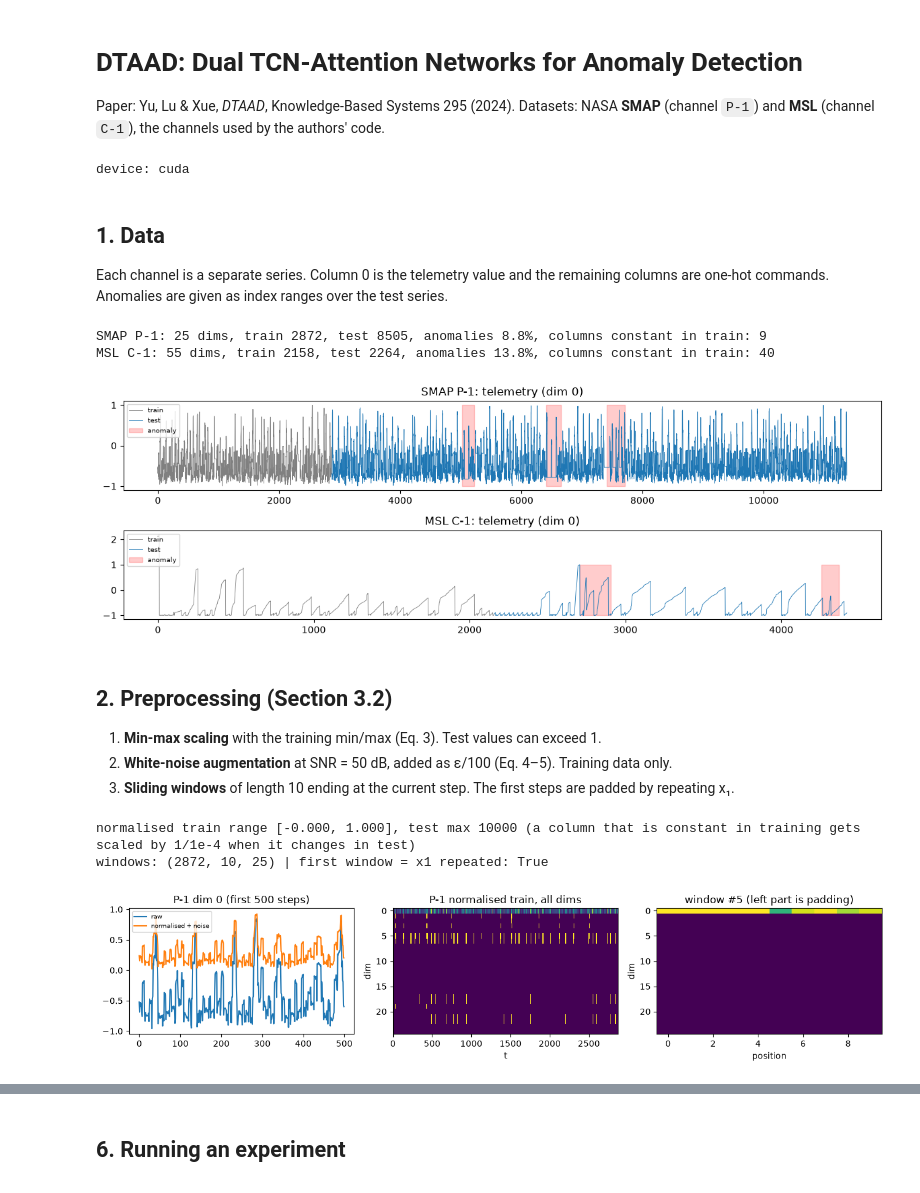
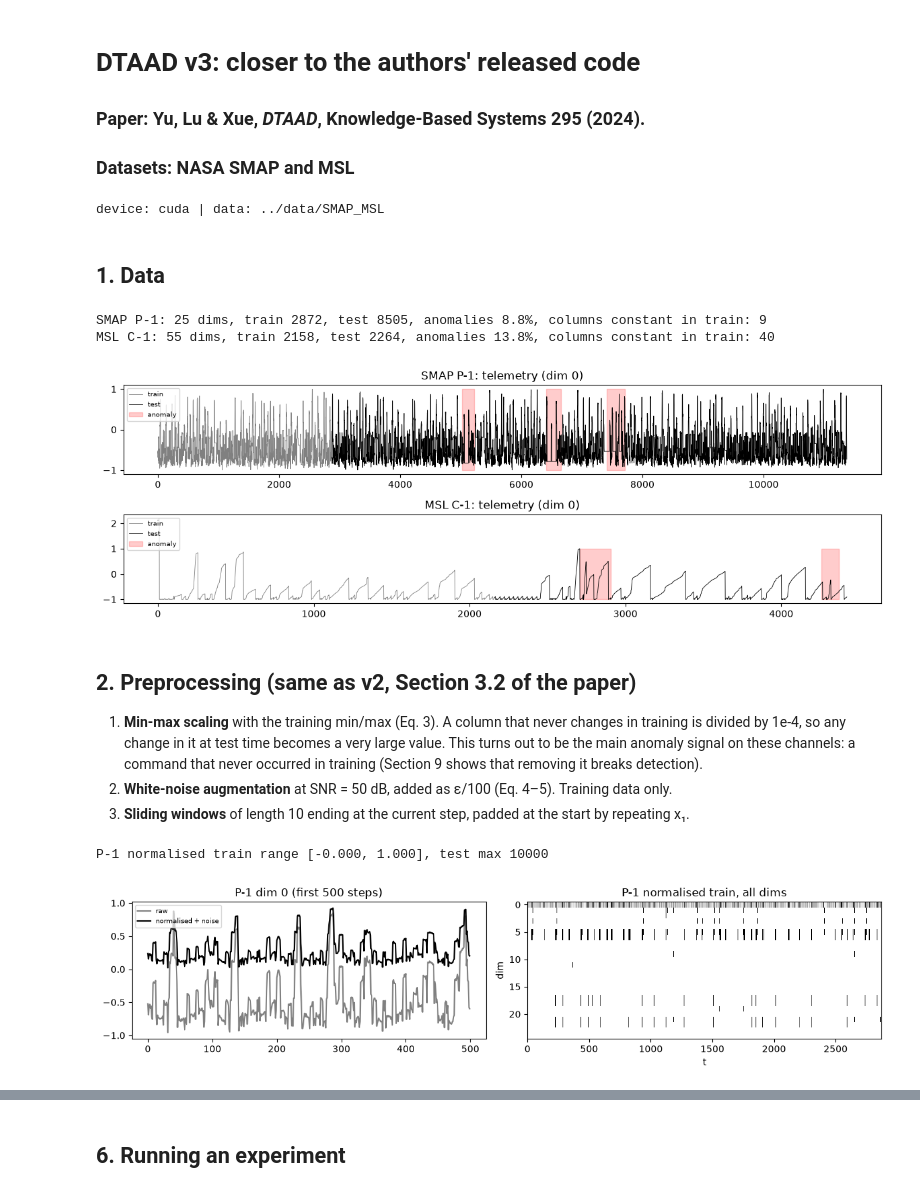
Before and after one commit to Vivek-k7/DTAAD-Anomaly-Detection, a Jupyter notebook: DTAAD.ipynb, the cells around one changed output, grey strips where cells are left out. Saved outputs shown, nothing was run; the diff lists cells and outputs as text; code cells hidden in the pictures.

```diff
--- a/DTAAD.ipynb
+++ b/DTAAD.ipynb
@@ -1,9 +1,8 @@
 # %% [markdown]
-# DTAAD: Dual TCN-Attention Networks for Anomaly Detection
+# DTAAD v3: closer to the authors' released code
 
-Paper: Yu, Lu & Xue, *DTAAD*, Knowledge-Based Systems 295 (2024).
-Datasets: NASA **SMAP** (channel `P-1`) and
-**MSL** (channel `C-1`), the channels used by the authors' code.
+### Paper: Yu, Lu & Xue, *DTAAD*, Knowledge-Based Systems 295 (2024).
+### Datasets: NASA **SMAP** and **MSL**
 # %%
 import os, ast, math, time, copy
 os.environ['TMP'] = os.environ['TEMP'] = r'D:\Personal\5th sem\ml_course\tmp_dtaad'   # temp files on D:
@@ -18,30 +17,29 @@ from scipy.stats import genpareto
 from sklearn.metrics import roc_auc_score
 import matplotlib.pyplot as plt
 
-DATA = 'data/SMAP_MSL'
+DATA = 'data/SMAP_MSL' if os.path.isdir('data/SMAP_MSL') else '../data/SMAP_MSL'
 os.makedirs('results', exist_ok=True)
 device = 'cuda' if torch.cuda.is_available() else 'cpu'
-torch.manual_seed(0); np.random.seed(0)
 
-# Hyper-parameters from the paper (Appendix A)
+# Hyper-parameters (paper, Appendix A) and the authors' threshold settings (src/constants.py, src/pot.py)
 WINDOW = 10            # sliding window length
 LAMBDA = 0.8           # loss weight of the global (fed-back) decoder
 HIDDEN = 16            # hidden units of the feed-forward layers
 DROPOUT = 0.2
 BATCH = 128
-MAX_EPOCHS = 100       # upper bound; early stopping decides
+MAX_EPOCHS = 20        # short training; the authors' script trains for only 5 epochs
 PATIENCE = 5
-LR = {'SMAP': 1e-3, 'MSL': 2e-3}   # authors' released config (App. A says 0.01, but that collapses on MSL)
-POT_Q = 1e-4
-LOW_QUANTILE = {'SMAP': 0.07, 'MSL': 0.01}
+LR = {'SMAP': 1e-3, 'MSL': 2e-3}
+POT_LEVEL = {'SMAP': 0.98, 'MSL': 0.999}   # initial threshold = this quantile of the training scores
+POT_SCALE = {'SMAP': 1.00, 'MSL': 1.04}    # final multiplier on the threshold
+POT_Q = 1e-5
 CHANNEL = {'SMAP': 'P-1', 'MSL': 'C-1'}
-print('device:', device)
+SEEDS = [0, 1, 2, 3, 4]
+print('device:', device, '| data:', DATA)
 # %% [output]
-device: cuda
+device: cuda | data: ../data/SMAP_MSL
-# %% [markdown]
-## 1. Data
-Each channel is a separate series. Column 0 is the telemetry value and the remaining columns are one-hot commands.
-Anomalies are given as index ranges over the test series.
+# %% [markdown]
+## 1. Data
 # %%
 meta = pd.read_csv(f'{DATA}/labeled_anomalies.csv').drop_duplicates('chan_id')   # P-2 is listed twice
 
@@ -62,48 +60,46 @@ fig, axes = plt.subplots(2, 1, figsize=(12, 4))
 for ax, (ds, chan) in zip(axes, CHANNEL.items()):
     train, test, labels = load_channel(chan)
     ax.plot(np.arange(len(train)), train[:, 0], lw=0.6, color='gray', label='train')
-    ax.plot(np.arange(len(train), len(train) + len(test)), test[:, 0], lw=0.6, label='test')
+    ax.plot(np.arange(len(train), len(train) + len(test)), test[:, 0], lw=0.6, color='black', label='test')
     ax.fill_between(np.arange(len(train), len(train) + len(test)), -1, 1, where=labels == 1,
                     color='red', alpha=0.2, label='anomaly')
     ax.set_title(f'{ds} {chan}: telemetry (dim 0)'); ax.legend(loc='upper left', fontsize=7)
-plt.tight_layout(); plt.savefig('results/1_data.png'); plt.show()
+plt.tight_layout(); plt.savefig('results/1_data.png', dpi=150); plt.show()
 # %% [output]
 SMAP P-1: 25 dims, train 2872, test 8505, anomalies 8.8%, columns constant in train: 9
 MSL C-1: 55 dims, train 2158, test 2264, anomalies 13.8%, columns constant in train: 40
-[figure, old version]
+[figure, new version]
 # %% [markdown]
-## 2. Preprocessing (Section 3.2)
-1. **Min-max scaling** with the training min/max (Eq. 3). Test values can exceed 1.
+## 2. Preprocessing (same as v2, Section 3.2 of the paper)
+1. **Min-max scaling** with the training min/max (Eq. 3). A column that never changes in training is divided by
+   1e-4, so any change in it at test time becomes a very large value. This turns out to be the main anomaly signal
+   on these channels: a command that never occurred in training (Section 9 shows that removing it breaks detection).
 2. **White-noise augmentation** at SNR = 50 dB, added as ε/100 (Eq. 4–5). Training data only.
-3. **Sliding windows** of length 10 ending at the current step. The first steps are padded by repeating x₁.
+3. **Sliding windows** of length 10 ending at the current step, padded at the start by repeating x₁.
 # %%
 def preprocess(train, test, seed=0):
     lo, hi = train.min(0), train.max(0)
     train = (train - lo) / (hi - lo + 1e-4)                              # Eq. 3
     test = (test - lo) / (hi - lo + 1e-4)
     noise_power = np.mean(train ** 2, axis=0) / 10 ** (50 / 10)          # Eq. 4 (SNR = 50 dB)
     noise = np.random.default_rng(seed).normal(size=train.shape) * np.sqrt(noise_power)
     return train + noise / 100, test                                     # Eq. 5
 
 def make_windows(x):
     padded = np.concatenate([np.repeat(x[:1], WINDOW - 1, axis=0), x])
     windows = np.stack([padded[t:t + WINDOW] for t in range(len(x))])   # (time, window, dims)
     return torch.tensor(windows, dtype=torch.float32, device=device)
 
 train_raw, test_raw, _ = load_channel('P-1')
 train_n, test_n = preprocess(train_raw, test_raw)
-w = make_windows(train_n)
-print(f'normalised train range [{train_n.min():.3f}, {train_n.max():.3f}], test max {test_n.max():.0f} '
-      '(a column that is constant in training gets scaled by 1/1e-4 when it changes in test)')
-print('windows:', tuple(w.shape), '| first window = x1 repeated:', torch.allclose(w[0], w[0, :1].expand(WINDOW, -1)))
+print(f'P-1 normalised train range [{train_n.min():.3f}, {train_n.max():.3f}], test max {test_n.max():.0f}')
 
-fig, axes = plt.subplots(1, 3, figsize=(13, 3))
-axes[0].plot(train_raw[:500, 0], label='raw'); axes[0].plot(train_n[:500, 0], label='normalised + noise')
+fig, axes = plt.subplots(1, 2, figsize=(12, 3))
+axes[0].plot(train_raw[:500, 0], color='gray', label='raw'); axes[0].plot(train_n[:500, 0], color='black', label='normalised + noise')
 axes[0].set_title('P-1 dim 0 (first 500 steps)'); axes[0].legend(fontsize=7)
-axes[1].imshow(train_n.T, aspect='auto', interpolation='nearest'); axes[1].set(title='P-1 normalised train, all dims', xlabel='t', ylabel='dim')
-axes[2].imshow(w[5].cpu().T, aspect='auto', interpolation='nearest'); axes[2].set(title='window #5 (left part is padding)', xlabel='position', ylabel='dim')
-plt.tight_layout(); plt.savefig('results/2_preprocessing.png'); plt.show()
+axes[1].imshow(train_n.T, aspect='auto', interpolation='nearest', cmap='gray_r')
+axes[1].set(title='P-1 normalised train, all dims', xlabel='t', ylabel='dim')
+plt.tight_layout(); plt.savefig('results/2_preprocessing.png', dpi=150); plt.show()
 # %% [output]
-normalised train range [-0.000, 1.000], test max 10000 (a column that is constant in training gets scaled by 1/1e-4 when it changes in test)
-windows: (2872, 10, 25) | first window = x1 repeated: True
+P-1 normalised train range [-0.000, 1.000], test max 10000
-[figure, old version]
+[figure, new version]
```
Also changed, not shown: parts of 22 cells of this notebook.
